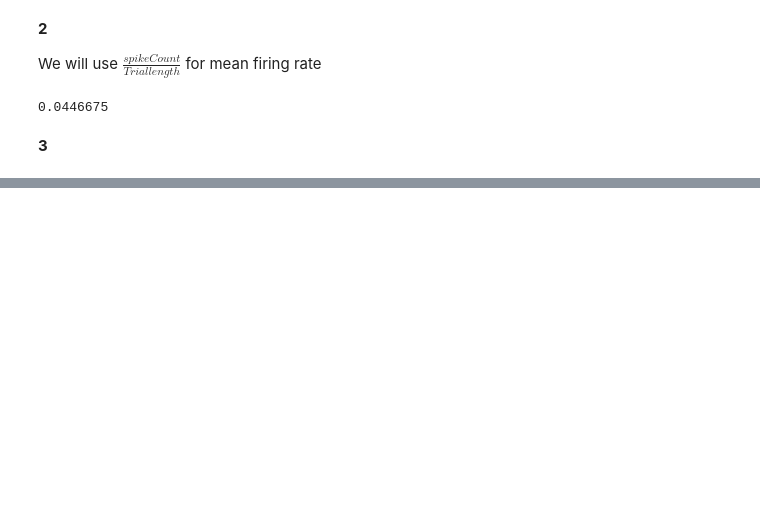
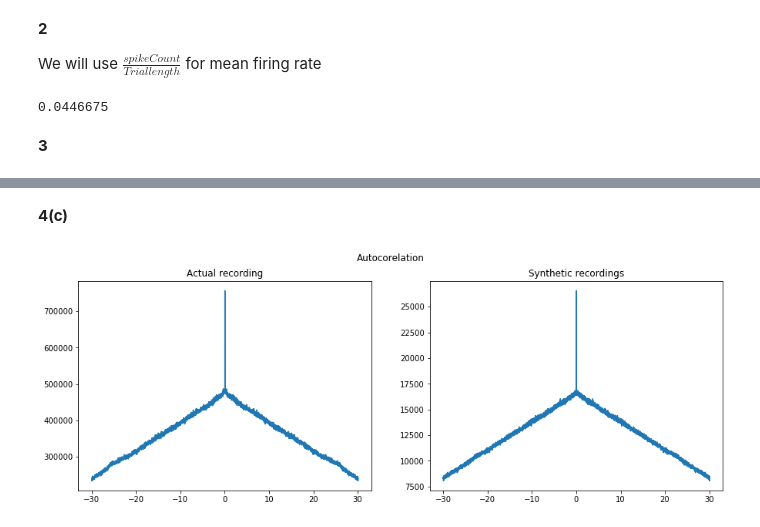
Before and after one commit to SudeshnaBora/aand_numerical, a Jupyter notebook: Assignment 04.ipynb, the cells around one changed output, grey strips where cells are left out. Saved outputs shown, nothing was run; the diff lists cells and outputs as text; code cells hidden in the pictures; blank space fills up the shorter version.

```diff
--- a/Assignment 04.ipynb
+++ b/Assignment 04.ipynb
@@ -107,0 +201,28 @@ plt.show()
+# %% [markdown]
+**4(c)**
+# %%
+def auto_correlation(SpikeTimes, n):
+    ISI_dis = np.histogram(SpikeTimes, n)[0]
+    return np.correlate(ISI_dis, ISI_dis, mode='same')
+# %%
+t = np.arange(-30, 30.1, 0.01)
+n = t.shape[0]
+
+autocorr_act = auto_correlation(SpikeTimes_act.flatten(), n)
+autocorr_syn = auto_correlation(SpikeTimes_syn.flatten(), n)
+# %%
+fig, axs = plt.subplots(1, 2, figsize=(15, 5))
+
+plt.sca(axs[0])
+plt.plot(t, autocorr_act)
+plt.title('Actual recording')
+
+plt.sca(axs[1])
+plt.plot(t, autocorr_syn)
+plt.title('Synthetic recordings')
+
+plt.suptitle('Autocorelation')
+
+plt.show()
+# %% [output]
+[figure, added]
```
Also changed, not shown: parts of 16 cells of this notebook, 2 other files.
